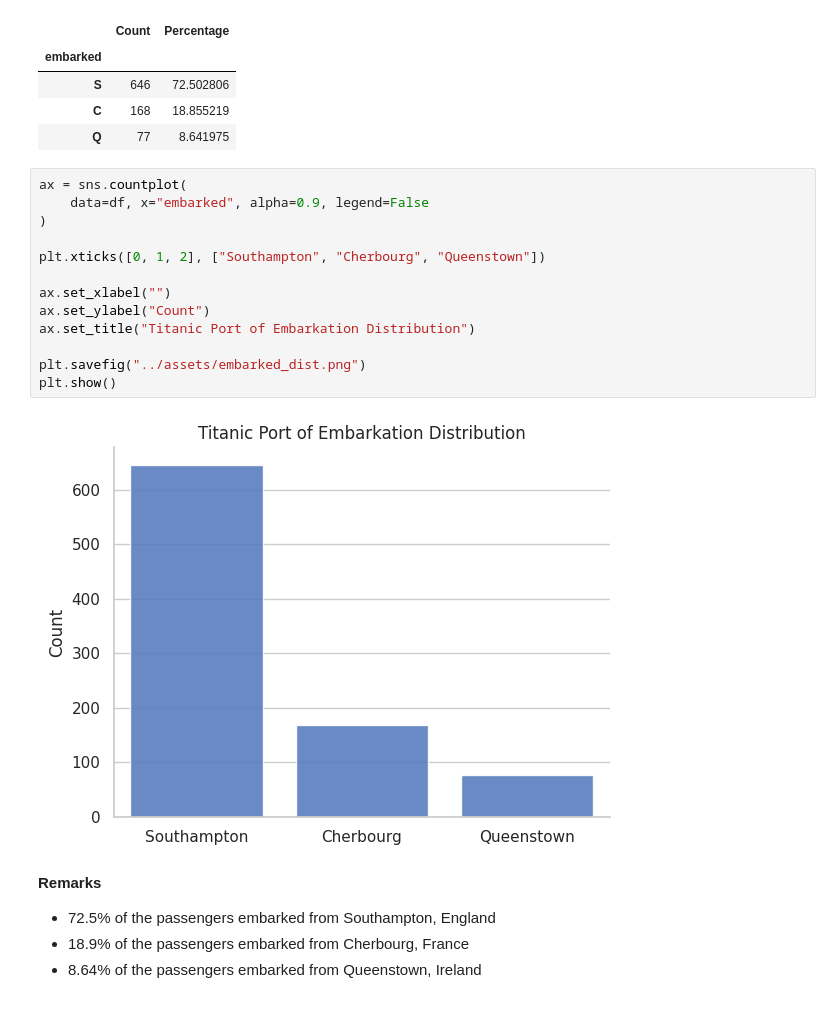
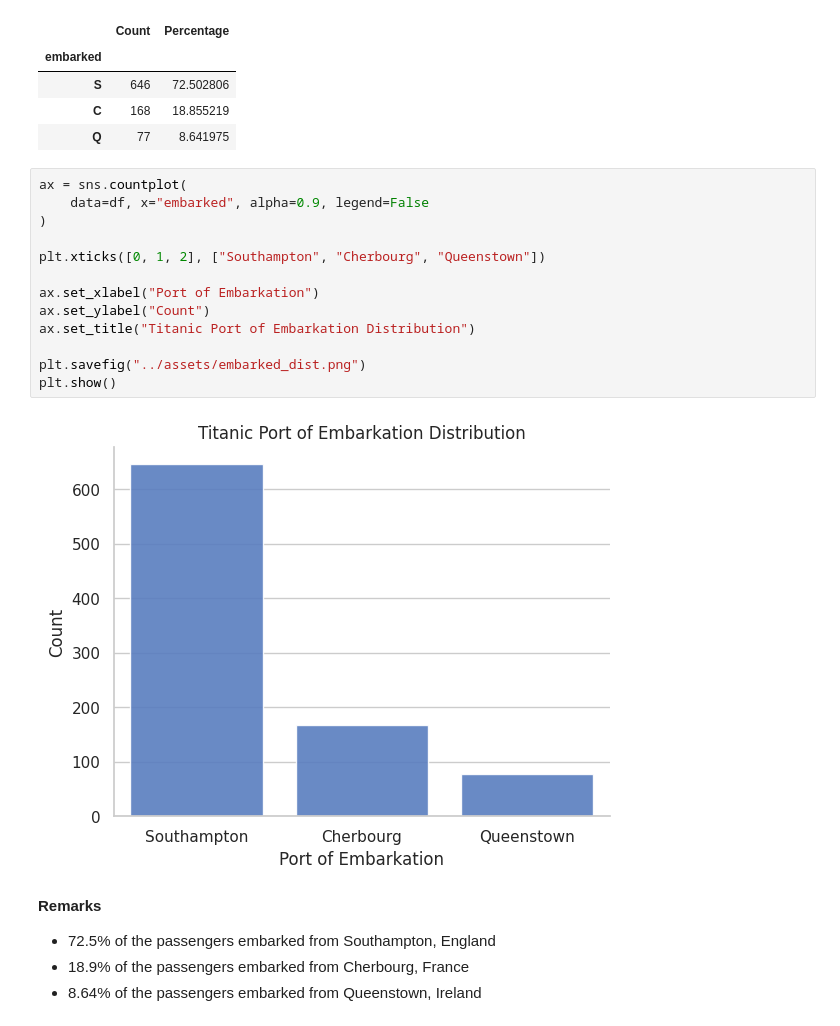
Before and after one commit to dunarand/Kaggle-Titanic-Competition, a Jupyter notebook: notebooks/3 - Exploratory Data Analysis.ipynb, the cells around one changed output. Saved outputs shown, nothing was run; the diff lists cells and outputs as text.

```diff
--- a/notebooks/3 - Exploratory Data Analysis.ipynb
+++ b/notebooks/3 - Exploratory Data Analysis.ipynb
@@ -734,18 +738,18 @@ describe_categorical(df, "embarked")
 # %%
 ax = sns.countplot(
     data=df, x="embarked", alpha=0.9, legend=False
 )
 
 plt.xticks([0, 1, 2], ["Southampton", "Cherbourg", "Queenstown"])
 
-ax.set_xlabel("")
+ax.set_xlabel("Port of Embarkation")
 ax.set_ylabel("Count")
 ax.set_title("Titanic Port of Embarkation Distribution")
 
 plt.savefig("../assets/embarked_dist.png")
 plt.show()
 # %% [output]
-[figure, old version]
+[figure, new version]
 # %% [markdown]
 **Remarks**
 
```
Also changed, not shown: parts of 5 cells of this notebook, 4 other files.
